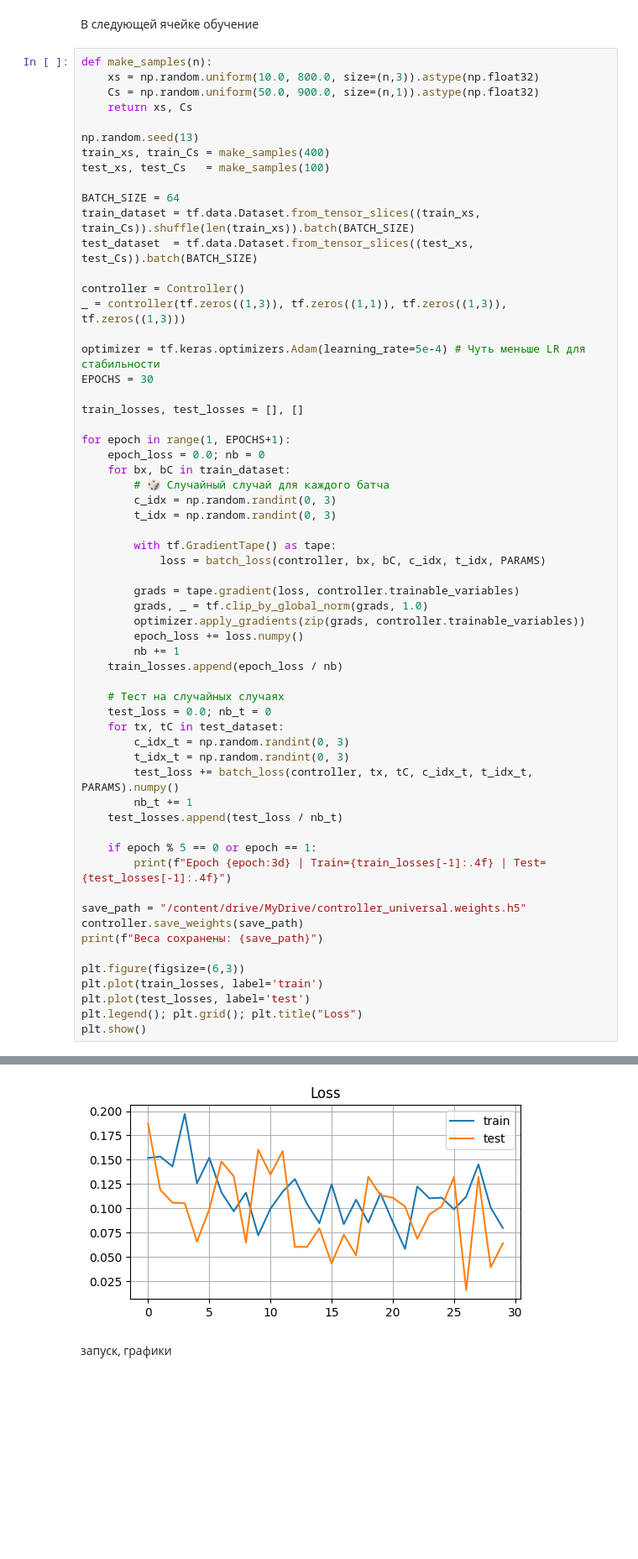
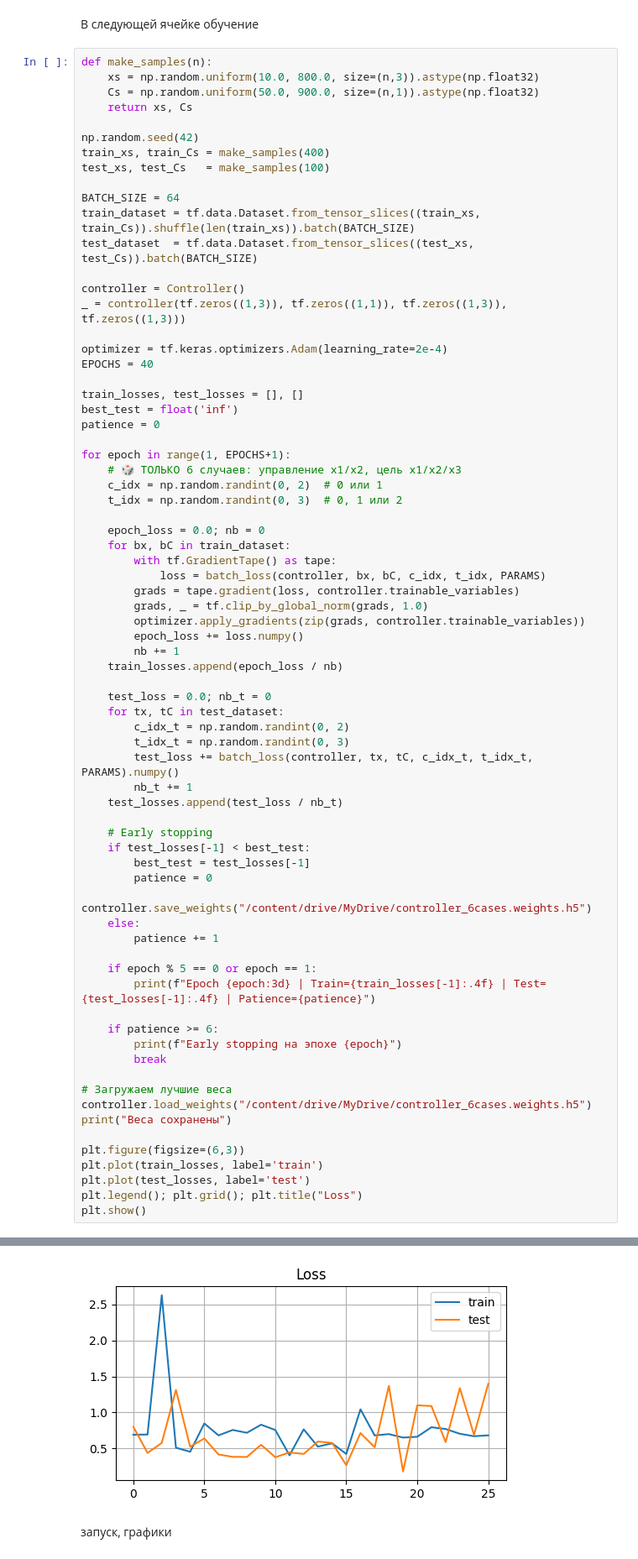
Before and after one commit to Emo4ka07/VKR, a Jupyter notebook: NTP_уж_с_ежом.ipynb, the cells around one changed output, grey strips where cells are left out. Shown at 84% size. Saved outputs shown, nothing was run; the diff lists cells and outputs as text; blank space fills up the shorter version.

```diff
--- a/NTP_уж_с_ежом.ipynb
+++ b/NTP_уж_с_ежом.ipynb
@@ -100,7 +107,7 @@ def make_samples(n):
     Cs = np.random.uniform(50.0, 900.0, size=(n,1)).astype(np.float32)
     return xs, Cs
 
-np.random.seed(13)
+np.random.seed(42)
 train_xs, train_Cs = make_samples(400)
 test_xs, test_Cs   = make_samples(100)
 
@@ -111,21 +118,22 @@ test_dataset  = tf.data.Dataset.from_tensor_slices((test_xs, test_Cs)).batch(BAT
 controller = Controller()
 _ = controller(tf.zeros((1,3)), tf.zeros((1,1)), tf.zeros((1,3)), tf.zeros((1,3)))
 
-optimizer = tf.keras.optimizers.Adam(learning_rate=5e-4) # Чуть меньше LR для стабильности
-EPOCHS = 30
+optimizer = tf.keras.optimizers.Adam(learning_rate=2e-4)
+EPOCHS = 40
 
 train_losses, test_losses = [], []
+best_test = float('inf')
+patience = 0
 
 for epoch in range(1, EPOCHS+1):
+    # 🎲 ТОЛЬКО 6 случаев: управление x1/x2, цель x1/x2/x3
+    c_idx = np.random.randint(0, 2)  # 0 или 1
+    t_idx = np.random.randint(0, 3)  # 0, 1 или 2
+
     epoch_loss = 0.0; nb = 0
     for bx, bC in train_dataset:
-        # 🎲 Случайный случай для каждого батча
-        c_idx = np.random.randint(0, 3)
-        t_idx = np.random.randint(0, 3)
-
         with tf.GradientTape() as tape:
             loss = batch_loss(controller, bx, bC, c_idx, t_idx, PARAMS)
-
         grads = tape.gradient(loss, controller.trainable_variables)
         grads, _ = tf.clip_by_global_norm(grads, 1.0)
         optimizer.apply_gradients(zip(grads, controller.trainable_variables))
@@ -133,21 +141,32 @@ for epoch in range(1, EPOCHS+1):
         nb += 1
     train_losses.append(epoch_loss / nb)
 
-    # Тест на случайных случаях
     test_loss = 0.0; nb_t = 0
     for tx, tC in test_dataset:
-        c_idx_t = np.random.randint(0, 3)
+        c_idx_t = np.random.randint(0, 2)
         t_idx_t = np.random.randint(0, 3)
         test_loss += batch_loss(controller, tx, tC, c_idx_t, t_idx_t, PARAMS).numpy()
         nb_t += 1
     test_losses.append(test_loss / nb_t)
 
+    # Early stopping
+    if test_losses[-1] < best_test:
+        best_test = test_losses[-1]
+        patience = 0
+        controller.save_weights("/content/drive/MyDrive/controller_6cases.weights.h5")
+    else:
+        patience += 1
+
     if epoch % 5 == 0 or epoch == 1:
-        print(f"Epoch {epoch:3d} | Train={train_losses[-1]:.4f} | Test={test_losses[-1]:.4f}")
+        print(f"Epoch {epoch:3d} | Train={train_losses[-1]:.4f} | Test={test_losses[-1]:.4f} | Patience={patience}")
 
-save_path = "/content/drive/MyDrive/controller_universal.weights.h5"
-controller.save_weights(save_path)
-print(f"Веса сохранены: {save_path}")
+    if patience >= 6:
+        print(f"Early stopping на эпохе {epoch}")
+        break
+
+# Загружаем лучшие веса
+controller.load_weights("/content/drive/MyDrive/controller_6cases.weights.h5")
+print("Веса сохранены")
 
 plt.figure(figsize=(6,3))
 plt.plot(train_losses, label='train')
@@ -166,4 +185,4 @@ Epoch  30 | Train=0.0799 | Test=0.0642
-[figure, old version]
+[figure, new version]
 # %% [markdown]
 запуск, графики
 # %%
```
Also changed, not shown: parts of 6 cells of this notebook.
